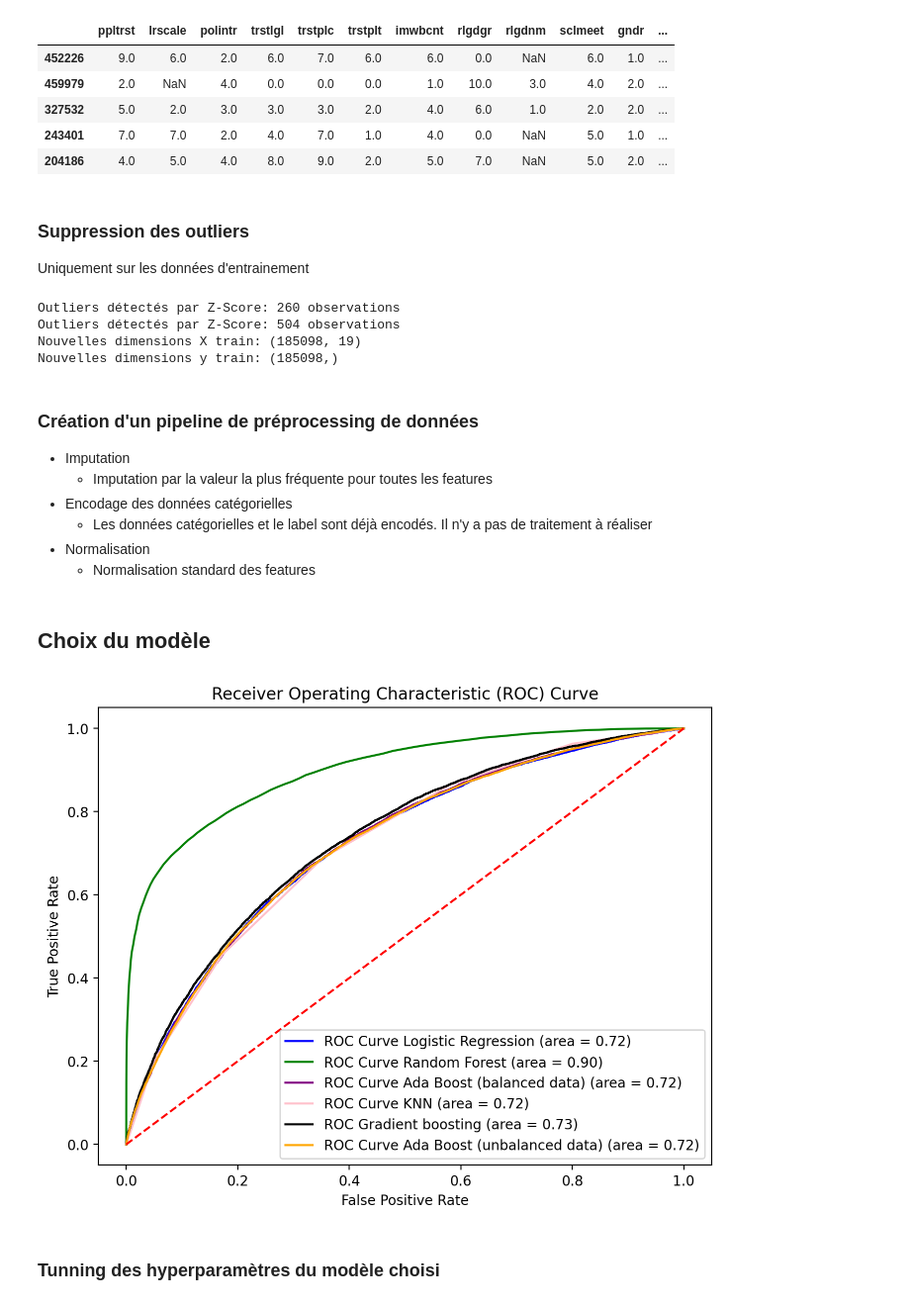
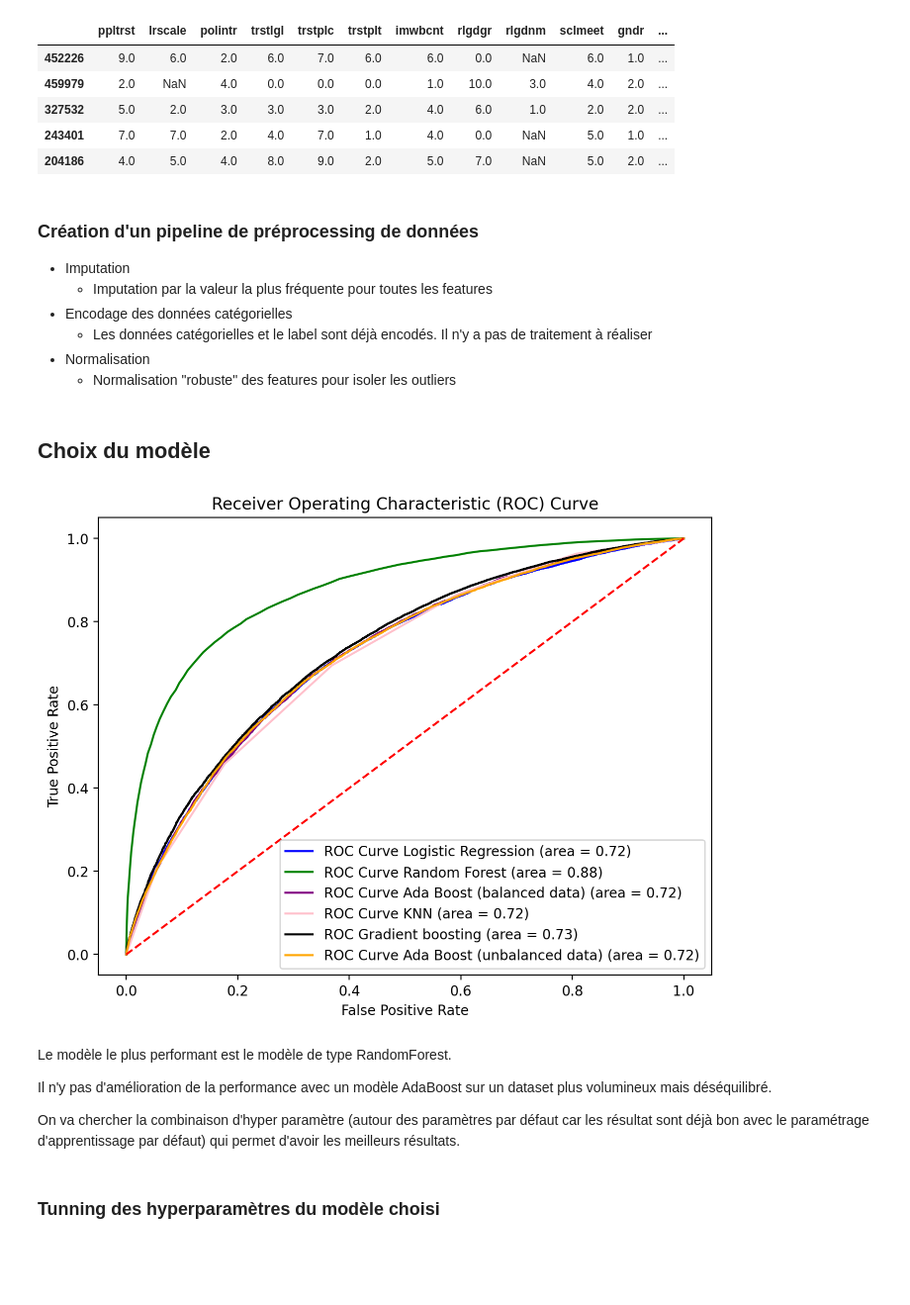
Before and after one commit to francisbonheur/alyra_project_machine_learning, a Jupyter notebook: ML_detection_valeur_classification.ipynb, the cells around one changed output. Shown at 99% size. Cells and saved outputs as stored; diff of their text form; code cells hidden in the pictures; blank space fills up the shorter version.

Commit message:
[ALYRA][ML] Using RobustScaler to deal with outliers

```diff
--- a/ML_detection_valeur_classification.ipynb
+++ b/ML_detection_valeur_classification.ipynb
@@ -609,32 +609,6 @@ X_train.head()
 | 327532 | 5.0 | 2.0 | 3.0 | 3.0 | 3.0 | 2.0 | 4.0 | 6.0 | 1.0 | 2.0 | 2.0 | ... |
 | 243401 | 7.0 | 7.0 | 2.0 | 4.0 | 7.0 | 1.0 | 4.0 | 0.0 | NaN | 5.0 | 1.0 | ... |
 | 204186 | 4.0 | 5.0 | 4.0 | 8.0 | 9.0 | 2.0 | 5.0 | 7.0 | NaN | 5.0 | 2.0 | ... |
-# %% [markdown]
-### Suppression des outliers
-Uniquement sur les données d'entrainement
-# %%
-numerical_cols = ['agea', 'chldhm']
-
-def remove_outliers(X_train: pd.DataFrame, y_train: pd.DataFrame) -> list:
-    z_scores = stats.zscore(X_train[numerical_cols].notnull().astype(int))
-    abs_z_scores = np.abs(z_scores)
-    outlier_entries = (abs_z_scores > 2).all(axis=1)
-    print(f"Outliers détectés par Z-Score: {(outlier_entries).sum()} observations")
-    X_train_z_filtered = X_train[~outlier_entries]
-    y_train_z_filtered = y_train[~outlier_entries]
-    return X_train_z_filtered, y_train_z_filtered
-
-X_train_z_filtered, y_train_z_filtered = remove_outliers(X_train, y_train)
-X_train_unbalanced_z_filtered, y_train_unbalanced_z_filtered = remove_outliers(X_train_unbalanced, y_train_unbalanced)
-
-
-print(f"Nouvelles dimensions X train: {X_train_z_filtered.shape}")
-print(f"Nouvelles dimensions y train: {y_train_z_filtered.shape}")
-# %% [output]
-Outliers détectés par Z-Score: 260 observations
-Outliers détectés par Z-Score: 504 observations
-Nouvelles dimensions X train: (185098, 19)
-Nouvelles dimensions y train: (185098,)
 # %% [markdown]
 ### Création d'un pipeline de préprocessing de données
 - Imputation
@@ -642,14 +616,15 @@ Nouvelles dimensions y train: (185098,)
 - Encodage des données catégorielles
   - Les données catégorielles et le label sont déjà encodés. Il n'y a pas de traitement à réaliser
 - Normalisation
-  - Normalisation standard des features
+  - Normalisation "robuste" des features pour isoler les outliers
 # %%
 pipeline_preprocessing = Pipeline(steps=[
-    ('imputer', SimpleImputer(strategy='most_frequent'))
+    ('imputer', SimpleImputer(strategy='most_frequent')),
+    ('scaler', RobustScaler())
 ])
 
-X_train_scaled = pipeline_preprocessing.fit_transform(X_train_z_filtered)
-X_train_unbalanced_scaled = pipeline_preprocessing.fit_transform(X_train_unbalanced_z_filtered)
+X_train_scaled = pipeline_preprocessing.fit_transform(X_train)
+X_train_unbalanced_scaled = pipeline_preprocessing.fit_transform(X_train_unbalanced)
 
 X_test_scaled = pipeline_preprocessing.transform(X_test)
 X_test_unbalanced_scaled = pipeline_preprocessing.transform(X_test_unbalanced)
@@ -668,44 +643,55 @@ from sklearn.neighbors import KNeighborsClassifier
 from sklearn.base import ClassifierMixin
 
 
-def display_roc_curve_for_model(model : ClassifierMixin, X_train: pd.DataFrame, y_train: pd.DataFrame, X_test: pd.DataFrame, y_test: pd.DataFrame, label: str, color: str) -> list:
-    model.fit(X_train, y_train)
+def display_roc_curve_for_model(model : ClassifierMixin, X_test: pd.DataFrame, y_test: pd.DataFrame, label: str, color: str) -> list:
     # ROC Curve
     proba = model.predict_proba(X_test)[:, 1]
     fpr, tpr, _ = roc_curve(y_test, proba, pos_label=1)
     plt.plot(fpr, tpr, color=color, label='{0} (area = {1:.2f})'.format(label, roc_auc_score(y_test, proba)))
 
 
 def display_roc_curves(parameters: list):
     plt.figure(figsize=(8, 6))
-    for model, X_train, y_train, X_test, y_test, label, color in parameters:
-        display_roc_curve_for_model(model, X_train, y_train, X_test, y_test, label, color)
+    for model, X_test, y_test, label, color in parameters:
+        display_roc_curve_for_model(model, X_test, y_test, label, color)
     plt.plot([0, 1], [0, 1], color='red', linestyle='--')
     plt.xlabel('False Positive Rate')
     plt.ylabel('True Positive Rate')
     plt.title('Receiver Operating Characteristic (ROC) Curve')
     plt.legend(loc='lower right')
     plt.show()
 
 model_lr = LogisticRegression(max_iter=1000, random_state=42)
 model_rfc = RandomForestClassifier(random_state=42)
 model_abc = AdaBoostClassifier(random_state=42)
 model_abc_unbalanced = AdaBoostClassifier(random_state=42)
 model_knn = KNeighborsClassifier()
 model_gbc = GradientBoostingClassifier()
 
+model_lr.fit(X_train_scaled, y_train)
+model_rfc.fit(X_train_scaled, y_train)
+model_abc.fit(X_train_scaled, y_train)
+model_abc_unbalanced.fit(X_train_unbalanced_scaled, y_train_unbalanced)
+model_knn.fit(X_train_scaled, y_train)
+model_gbc.fit(X_train_scaled, y_train)
 
 parameters = [
-    (model_lr, X_train_scaled, y_train_z_filtered, X_test_scaled, y_test, 'ROC Curve Logistic Regression', 'blue'),
-    (model_rfc, X_train_scaled, y_train_z_filtered, X_test_scaled, y_test, 'ROC Curve Random Forest', 'green'),
-    (model_abc, X_train_scaled, y_train_z_filtered, X_test_scaled, y_test, 'ROC Curve Ada Boost (balanced data)', 'purple'),
-    (model_knn, X_train_scaled, y_train_z_filtered, X_test_scaled, y_test, 'ROC Curve KNN', 'pink'),
-    (model_gbc, X_train_scaled, y_train_z_filtered, X_test_scaled, y_test, 'ROC Gradient boosting', 'black'),
-    (model_abc_unbalanced, X_train_unbalanced_scaled, y_train_unbalanced_z_filtered, X_test_unbalanced_scaled, y_test_unbalanced, 'ROC Curve Ada Boost (unbalanced data)', 'orange'),
+    (model_lr, X_test_scaled, y_test, 'ROC Curve Logistic Regression', 'blue'),
+    (model_rfc, X_test_scaled, y_test, 'ROC Curve Random Forest', 'green'),
+    (model_abc, X_test_scaled, y_test, 'ROC Curve Ada Boost (balanced data)', 'purple'),
+    (model_knn, X_test_scaled, y_test, 'ROC Curve KNN', 'pink'),
+    (model_gbc, X_test_scaled, y_test, 'ROC Gradient boosting', 'black'),
+    (model_abc_unbalanced, X_test_unbalanced_scaled, y_test_unbalanced, 'ROC Curve Ada Boost (unbalanced data)', 'orange'),
 ]
 
 display_roc_curves(parameters)
 # %% [output]
-[figure, old version]
+[figure, new version]
+# %% [markdown]
+Le modèle le plus performant est le modèle de type RandomForest.
+
+Il n'y pas d'amélioration de la performance avec un modèle AdaBoost sur un dataset plus volumineux mais déséquilibré.
+
+On va chercher la combinaison d'hyper paramètre (autour des paramètres par défaut car les résultat sont déjà bon avec le paramétrage d'apprentissage par défaut) qui permet d'avoir les meilleurs résultats.
 # %% [markdown]
 ### Tunning des hyperparamètres du modèle choisi
```
Also changed, not shown: parts of 4 cells of this notebook.
